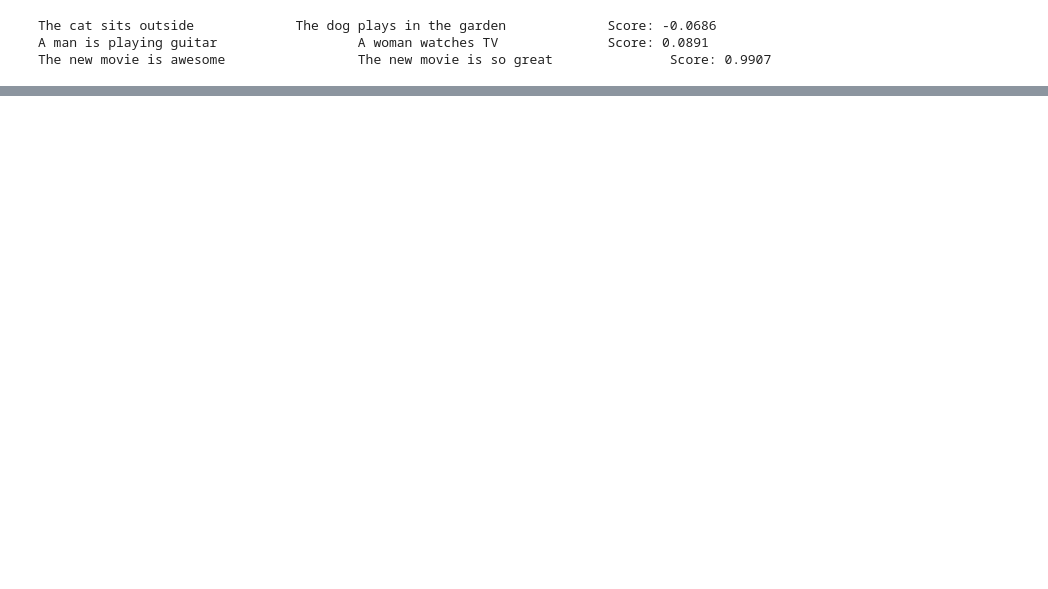
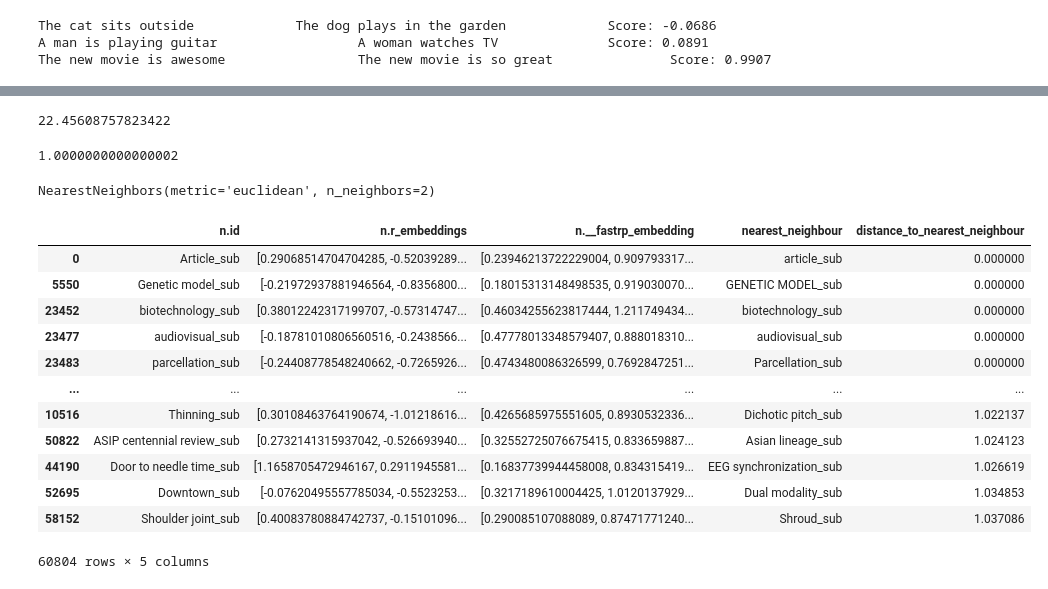
Before and after one commit to minu7/neuroinformatics-analysis, a Jupyter notebook: keyword_analysis.ipynb, the cells around one changed output, grey strips where cells are left out. Drawn from its saved outputs; the diff is of its cells as text; code cells hidden in the pictures; blank space fills up the shorter version.

```diff
--- a/keyword_analysis.ipynb
+++ b/keyword_analysis.ipynb
@@ -102,0 +127,6 @@ for i in range(len(sentences)):
+# %%
+l2_norm = np.sum(np.abs(X)**2,axis=-1)**(1./2)
+l2_norm[l2_norm == 0] = 1
+l2_norm.max()
+# %% [output]
+22.45608757823422
@@ -102,0 +135,10 @@ for i in range(len(sentences)):
+# %%
+l2_norm = np.sum(np.abs(X_norm)**2,axis=-1)**(1./2)
+l2_norm.max()
+# %% [output]
+1.0000000000000002
+# %%
+neigh = NearestNeighbors(n_neighbors=2, metric='euclidean')
+neigh.fit(X_norm)
+# %% [output]
+NearestNeighbors(metric='euclidean', n_neighbors=2)
@@ -102,0 +152,16 @@ for i in range(len(sentences)):
+# %%
+keywords.sort_values(by=['distance_to_nearest_neighbour'], ascending=True)
+# %% [output]
+|  | n.id | n.r_embeddings | n.__fastrp_embedding | nearest_neighbour | distance_to_nearest_neighbour |
+| 0 | Article_sub | [0.29068514704704285, -0.52039289... | [0.23946213722229004, 0.909793317... | article_sub | 0.000000 |
+| 5550 | Genetic model_sub | [-0.21972937881946564, -0.8356800... | [0.18015313148498535, 0.919030070... | GENETIC MODEL_sub | 0.000000 |
+| 23452 | biotechnology_sub | [0.38012242317199707, -0.57314747... | [0.46034255623817444, 1.211749434... | biotechnology_sub | 0.000000 |
+| 23477 | audiovisual_sub | [-0.18781010806560516, -0.2438566... | [0.47778013348579407, 0.888018310... | audiovisual_sub | 0.000000 |
+| 23483 | parcellation_sub | [-0.24408778548240662, -0.7265926... | [0.4743480086326599, 0.7692847251... | Parcellation_sub | 0.000000 |
+| ... | ... | ... | ... | ... | ... |
+| 10516 | Thinning_sub | [0.30108463764190674, -1.01218616... | [0.4265685975551605, 0.8930532336... | Dichotic pitch_sub | 1.022137 |
+| 50822 | ASIP centennial review_sub | [0.2732141315937042, -0.526693940... | [0.32552725076675415, 0.833659887... | Asian lineage_sub | 1.024123 |
+| 44190 | Door to needle time_sub | [1.1658705472946167, 0.2911945581... | [0.16837739944458008, 0.834315419... | EEG synchronization_sub | 1.026619 |
+| 52695 | Downtown_sub | [-0.07620495557785034, -0.5523253... | [0.3217189610004425, 1.0120137929... | Dual modality_sub | 1.034853 |
+| 58152 | Shoulder joint_sub | [0.40083780884742737, -0.15101096... | [0.290085107088089, 0.87471771240... | Shroud_sub | 1.037086 |
+60804 rows × 5 columns
```
Also changed, not shown: parts of 25 cells of this notebook, 8 other files.
